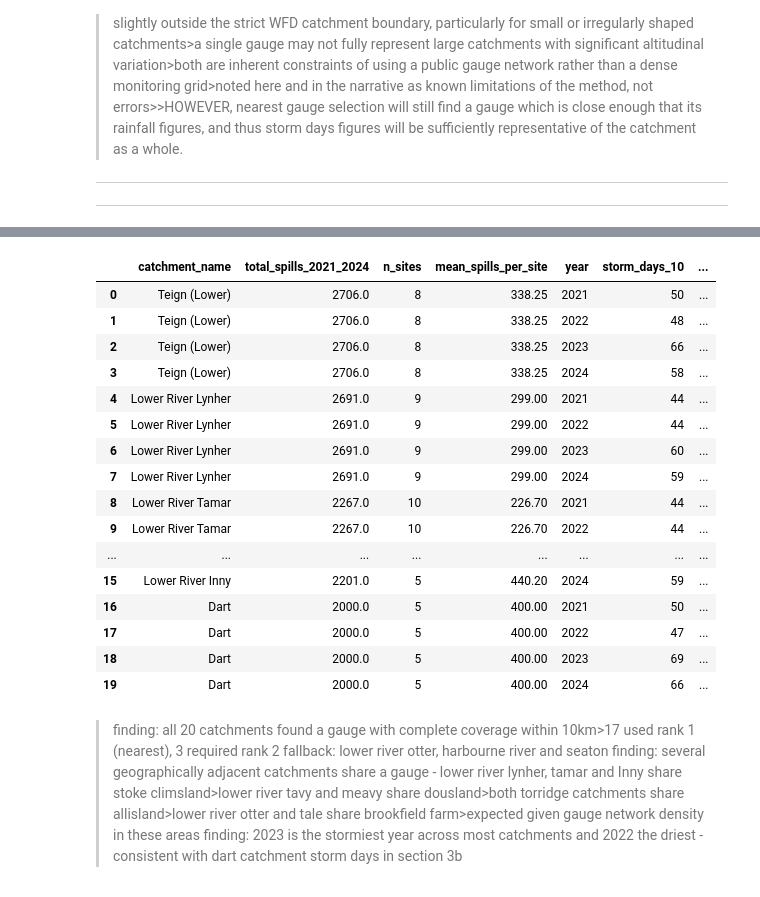
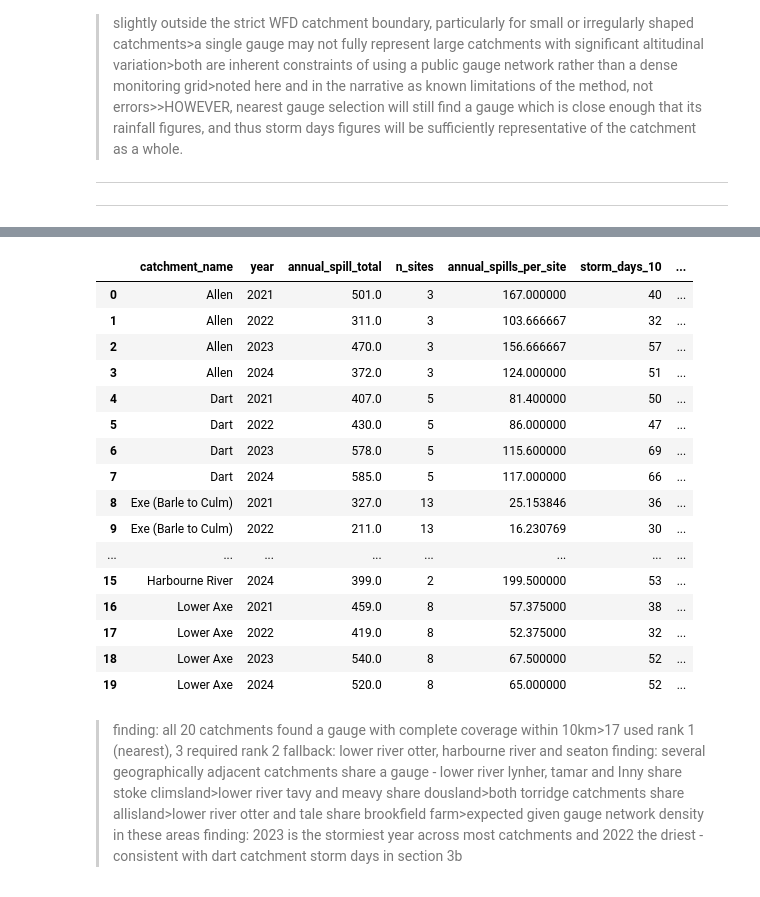
Before and after one commit to jacobway2/-dart-sewage-project, a Jupyter notebook: blog.ipynb, the cells around one changed output, grey strips where cells are left out. Saved outputs shown, nothing was run; the diff lists cells and outputs as text; code cells hidden in the pictures.

Commit message:
Rebuild Section 3c: annual_spills_per_site, add Scale 2 coverage check, fix Section 4c forward reference, relocate EDM summary inspection cells

```diff
--- a/blog.ipynb
+++ b/blog.ipynb
@@ -718,15 +849,11 @@ sww_all = pd.concat(yearly_sww_frames, ignore_index=True)  # combines all years
 total_spills = (sww_all.groupby('catchment_name', dropna=True)['spill_count'].sum()
     .reset_index().rename(columns={'spill_count': 'total_spills_2021_2024'}))
 
-# counts distinct overflow sites per catchment across all years - used to compute mean_spills_per_site below (scale 2 ols dependent variable)
+# counts distinct overflow sites per catchment across all years - passed through to section 3c to compute annual_spills_per_site
 n_sites = (sww_all.dropna(subset=['catchment_name']).groupby('catchment_name')['site_name']
     .nunique().reset_index().rename(columns={'site_name': 'n_sites'}))
 
 catchment_totals = total_spills.merge(n_sites, on='catchment_name', how='left') # merges total spills and site counts into one catchment level dataframe
-
-
-# computes mean spills per site - so catchments of different network sizes are directly comparable
-catchment_totals['mean_spills_per_site'] = catchment_totals['total_spills_2021_2024'] / catchment_totals['n_sites']
 
 # sorts by total spills highest to lowest and resets index so row numbers reflect rank order
 catchment_totals = catchment_totals.sort_values('total_spills_2021_2024', ascending=False).reset_index(drop=True)
@@ -1023,18 +1150,45 @@ print(f'\nStorm days computed for {len(catchment_storm_days_list)} of {len(CATCH
 
 sww_storm_days = pd.concat(catchment_storm_days_list, ignore_index=True) # combines all catchments into one dataframe, resetting the index
 
-# removes the non river entry before selecting the top 20 (identified mannually from 2b output)
+# removes the non-river entry, then extracts just the top 20 catchment names for filtering
 catchment_totals_clean = catchment_totals[catchment_totals['catchment_name'] != 'Not part of a WFD catchment'].copy()
-top_20 = catchment_totals_clean.head(20).copy() # takes the top 20 by total_spills_2021_2024 - already sorted highest to lowest in section 2b
+top_20_names = catchment_totals_clean.head(20)['catchment_name'].tolist()
 
-# merges spill totals and site counts (from section 2b) with storm days (from this section) on catchment name
-sww_rivers = top_20.merge(sww_storm_days, on='catchment_name', how='left')
+# computes spill total per catchment per year — groupby [catchment_name, year] gives genuine year-level variation
+annual_spills = (
+    sww_all[sww_all['catchment_name'].isin(top_20_names)]
+    .dropna(subset=['catchment_name'])
+    .groupby(['catchment_name', 'year'], dropna=True)['spill_count']
+    .sum()
+    .reset_index()
+    .rename(columns={'spill_count': 'annual_spill_total'})
+)
 
-sww_rivers_path = os.path.join(PROCESSED_DIR, 'sww_rivers.csv') # builds the filepath for the output csv
-sww_rivers.to_csv(sww_rivers_path, index=False) # saves to data/processed/ - prevents pandas from adding an index column
+# n_sites is stable across years (confirmed in coverage check below) so computed once per catchment
+n_sites_per_catchment = (
+    sww_all[sww_all['catchment_name'].isin(top_20_names)]
+    .dropna(subset=['catchment_name'])
+    .groupby('catchment_name')['site_name']
+    .nunique()
+    .reset_index()
+    .rename(columns={'site_name': 'n_sites'})
+)
+
+annual_spills = annual_spills.merge(n_sites_per_catchment, on='catchment_name', how='left')
+
+# annual_spills_per_site: spill total this year divided by site count — panel-coherent and directly comparable across catchments
+annual_spills['annual_spills_per_site'] = annual_spills['annual_spill_total'] / annual_spills['n_sites']
+
+# merges with storm_days data on both catchment_name and year
+sww_rivers = annual_spills.merge(sww_storm_days, on=['catchment_name', 'year'], how='left')
+sww_rivers = sww_rivers.sort_values(['catchment_name', 'year']).reset_index(drop=True)
+
+sww_rivers_path = os.path.join(PROCESSED_DIR, 'sww_rivers.csv')
+sww_rivers.to_csv(sww_rivers_path, index=False)
 print(f'\nSaved: {sww_rivers_path}')
-print(f'Rows: {len(sww_rivers)}')
-display(sww_rivers.head(20)) # displays the first 20 rows to visually confirm everything looks correct
+print(f'Rows: {len(sww_rivers)} — expected 80 (20 catchments × 4 years)')
+print(f'Columns: {list(sww_rivers.columns)}')
+display(sww_rivers.head(20))
 # %% [output]
   Teign (Lower): already exists, skipping fetch (gauge: Bovey Tracey)
   Lower River Lynher: already exists, skipping fetch (gauge: Stoke Climsland)
@@ -1056,20 +1210,20 @@ Rows: 80
-|  | catchment_name | total_spills_2021_2024 | n_sites | mean_spills_per_site | year | storm_days_10 | ... |
-| 0 | Teign (Lower) | 2706.0 | 8 | 338.25 | 2021 | 50 | ... |
-| 1 | Teign (Lower) | 2706.0 | 8 | 338.25 | 2022 | 48 | ... |
-| 2 | Teign (Lower) | 2706.0 | 8 | 338.25 | 2023 | 66 | ... |
-| 3 | Teign (Lower) | 2706.0 | 8 | 338.25 | 2024 | 58 | ... |
-| 4 | Lower River Lynher | 2691.0 | 9 | 299.00 | 2021 | 44 | ... |
-| 5 | Lower River Lynher | 2691.0 | 9 | 299.00 | 2022 | 44 | ... |
-| 6 | Lower River Lynher | 2691.0 | 9 | 299.00 | 2023 | 60 | ... |
-| 7 | Lower River Lynher | 2691.0 | 9 | 299.00 | 2024 | 59 | ... |
-| 8 | Lower River Tamar | 2267.0 | 10 | 226.70 | 2021 | 44 | ... |
-| 9 | Lower River Tamar | 2267.0 | 10 | 226.70 | 2022 | 44 | ... |
+|  | catchment_name | year | annual_spill_total | n_sites | annual_spills_per_site | storm_days_10 | ... |
+| 0 | Allen | 2021 | 501.0 | 3 | 167.000000 | 40 | ... |
+| 1 | Allen | 2022 | 311.0 | 3 | 103.666667 | 32 | ... |
+| 2 | Allen | 2023 | 470.0 | 3 | 156.666667 | 57 | ... |
+| 3 | Allen | 2024 | 372.0 | 3 | 124.000000 | 51 | ... |
+| 4 | Dart | 2021 | 407.0 | 5 | 81.400000 | 50 | ... |
+| 5 | Dart | 2022 | 430.0 | 5 | 86.000000 | 47 | ... |
+| 6 | Dart | 2023 | 578.0 | 5 | 115.600000 | 69 | ... |
+| 7 | Dart | 2024 | 585.0 | 5 | 117.000000 | 66 | ... |
+| 8 | Exe (Barle to Culm) | 2021 | 327.0 | 13 | 25.153846 | 36 | ... |
+| 9 | Exe (Barle to Culm) | 2022 | 211.0 | 13 | 16.230769 | 30 | ... |
 | ... | ... | ... | ... | ... | ... | ... | ... |
-| 15 | Lower River Inny | 2201.0 | 5 | 440.20 | 2024 | 59 | ... |
-| 16 | Dart | 2000.0 | 5 | 400.00 | 2021 | 50 | ... |
-| 17 | Dart | 2000.0 | 5 | 400.00 | 2022 | 47 | ... |
-| 18 | Dart | 2000.0 | 5 | 400.00 | 2023 | 69 | ... |
-| 19 | Dart | 2000.0 | 5 | 400.00 | 2024 | 66 | ... |
+| 15 | Harbourne River | 2024 | 399.0 | 2 | 199.500000 | 53 | ... |
+| 16 | Lower Axe | 2021 | 459.0 | 8 | 57.375000 | 38 | ... |
+| 17 | Lower Axe | 2022 | 419.0 | 8 | 52.375000 | 32 | ... |
+| 18 | Lower Axe | 2023 | 540.0 | 8 | 67.500000 | 52 | ... |
+| 19 | Lower Axe | 2024 | 520.0 | 8 | 65.000000 | 52 | ... |
 # %% [markdown]
 > finding: all 20 catchments found a gauge with complete coverage within 10km>17 used rank 1 (nearest), 3 required rank 2 fallback: lower river otter, harbourne river and seaton
 > finding: several geographically adjacent catchments share a gauge - lower river lynher, tamar and Inny share stoke climsland>lower river tavy and meavy share dousland>both torridge catchments share allisland>lower river otter and tale share brookfield farm>expected given gauge network density in these areas
```
Also changed, not shown: parts of 22 cells of this notebook, 1 other file.
